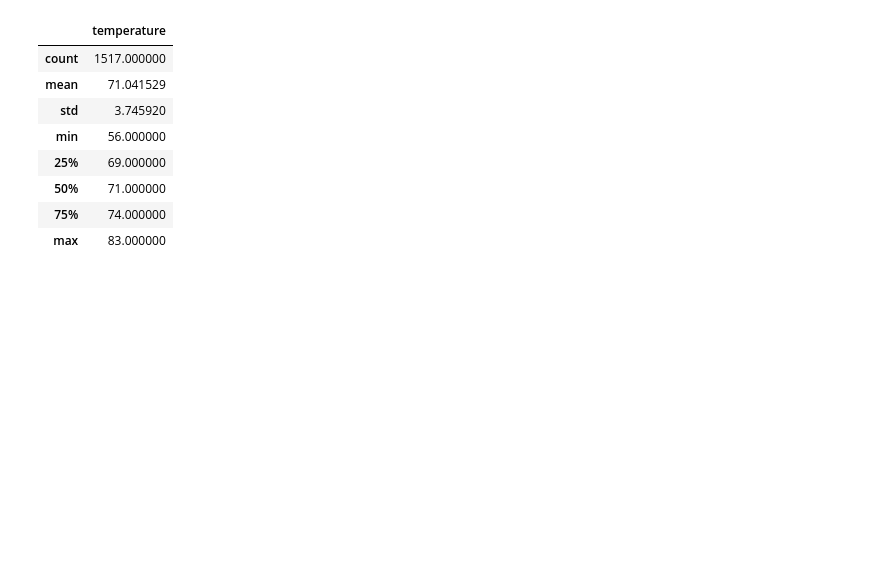
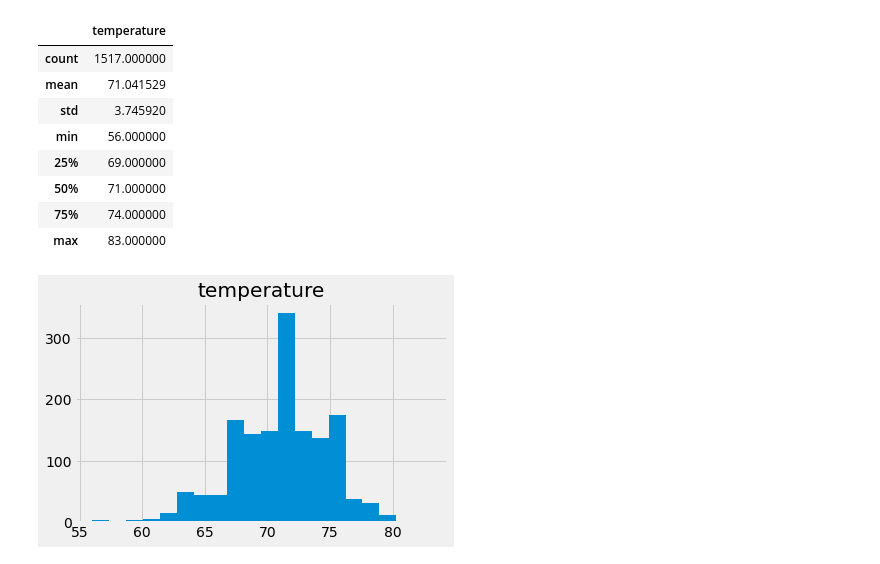
Before and after one commit to rclascano14/surfs_up, a Jupyter notebook: SurfsUp_Challenge.ipynb, the cells around one changed output. Cells and saved outputs as stored; diff of their text form; code cells hidden in the pictures; blank space fills up the shorter version.

```diff
--- a/SurfsUp_Challenge.ipynb
+++ b/SurfsUp_Challenge.ipynb
@@ -115,3 +128,11 @@ december_temps_df.describe()
 | 50% | 71.000000 |
 | 75% | 74.000000 |
 | max | 83.000000 |
+# %%
+# December Temperature Histogram
+december_temps_df.hist(bins=20)
+plt.tight_layout()
+plt.xlabel='temperature'
+plt.ylabel='frequency'
+# %% [output]
+[figure, added]
```
Also changed, not shown: parts of 2 cells of this notebook.
